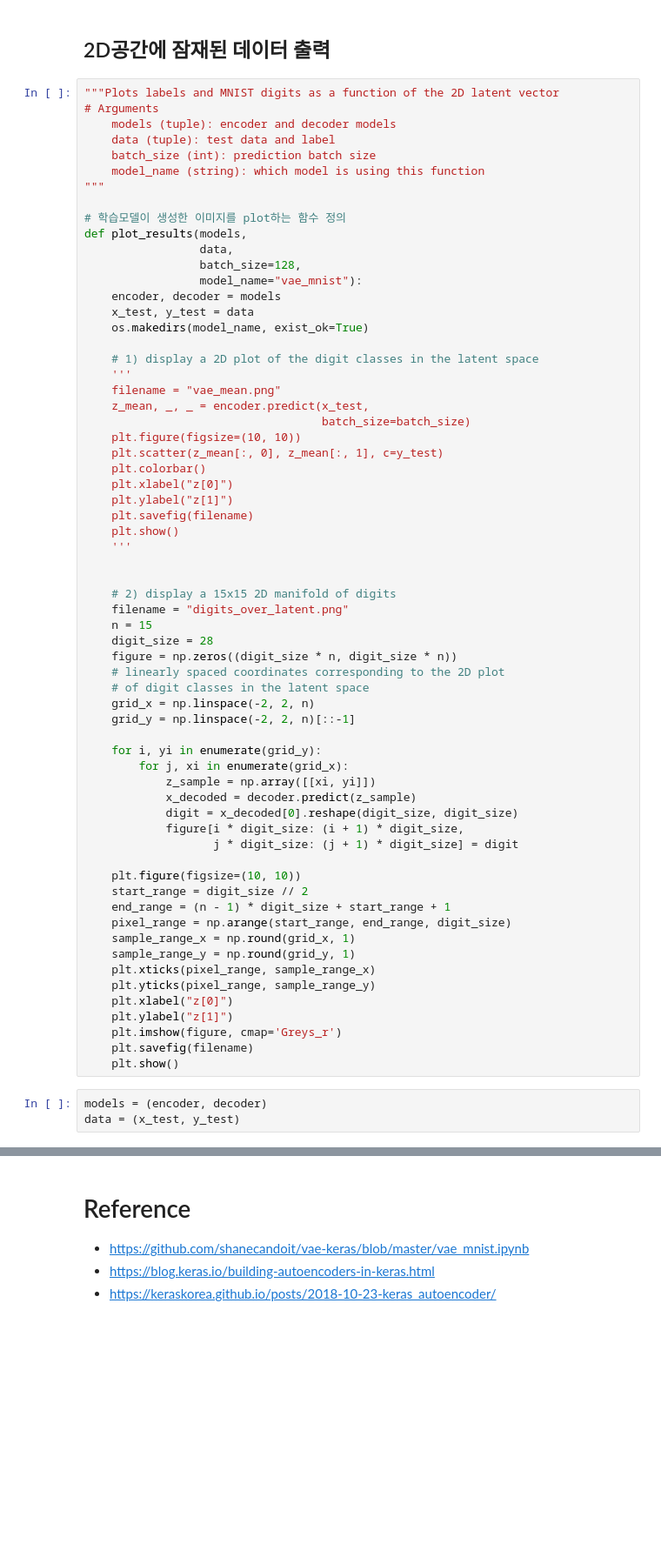
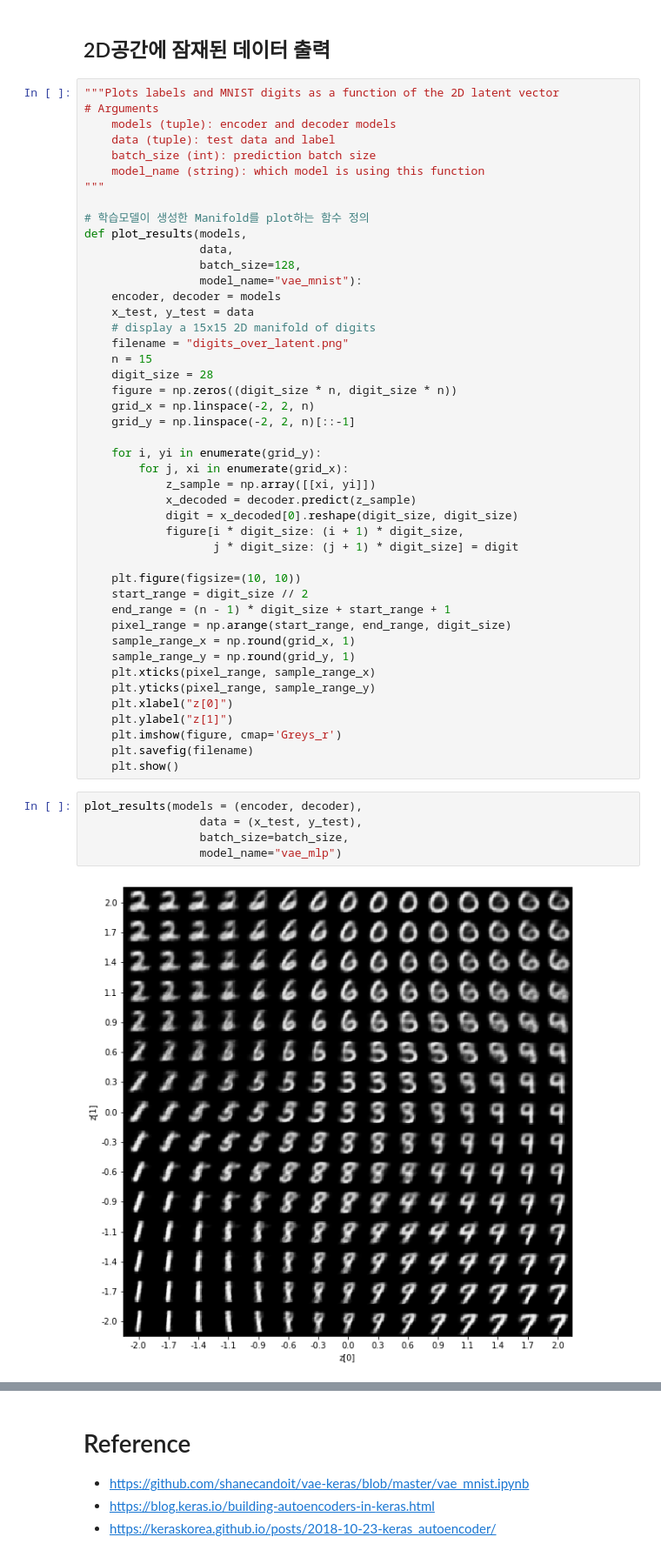
Before and after one commit to smartdesignlab/VAE, a Jupyter notebook: VAE_keras_v1.ipynb, the cells around one changed output, grey strips where cells are left out. Shown at 87% size. Cells and saved outputs as stored; diff of their text form; blank space fills up the shorter version.

```diff
--- a/VAE_keras_v1.ipynb
+++ b/VAE_keras_v1.ipynb
@@ -261,37 +239,18 @@ plt.show()
     model_name (string): which model is using this function
 """
 
-# 학습모델이 생성한 이미지를 plot하는 함수 정의
+# 학습모델이 생성한 Manifold를 plot하는 함수 정의
 def plot_results(models,
                  data,
                  batch_size=128,
                  model_name="vae_mnist"):
     encoder, decoder = models
     x_test, y_test = data
-    os.makedirs(model_name, exist_ok=True)
-
-    # 1) display a 2D plot of the digit classes in the latent space
-    '''
-    filename = "vae_mean.png"
-    z_mean, _, _ = encoder.predict(x_test,
-                                   batch_size=batch_size)
-    plt.figure(figsize=(10, 10))
-    plt.scatter(z_mean[:, 0], z_mean[:, 1], c=y_test)
-    plt.colorbar()
-    plt.xlabel("z[0]")
-    plt.ylabel("z[1]")
-    plt.savefig(filename)
-    plt.show()
-    '''
-
-
-    # 2) display a 15x15 2D manifold of digits
+    # display a 15x15 2D manifold of digits
     filename = "digits_over_latent.png"
     n = 15
     digit_size = 28
     figure = np.zeros((digit_size * n, digit_size * n))
-    # linearly spaced coordinates corresponding to the 2D plot
-    # of digit classes in the latent space
     grid_x = np.linspace(-2, 2, n)
     grid_y = np.linspace(-2, 2, n)[::-1]
 
@@ -317,5 +276,9 @@ def plot_results(models,
     plt.savefig(filename)
     plt.show()
 # %%
-models = (encoder, decoder)
-data = (x_test, y_test)
+plot_results(models = (encoder, decoder),
+                 data = (x_test, y_test),
+                 batch_size=batch_size,
+                 model_name="vae_mlp")
+# %% [output]
+[figure, added]
```
Also changed, not shown: parts of 8 cells of this notebook.
